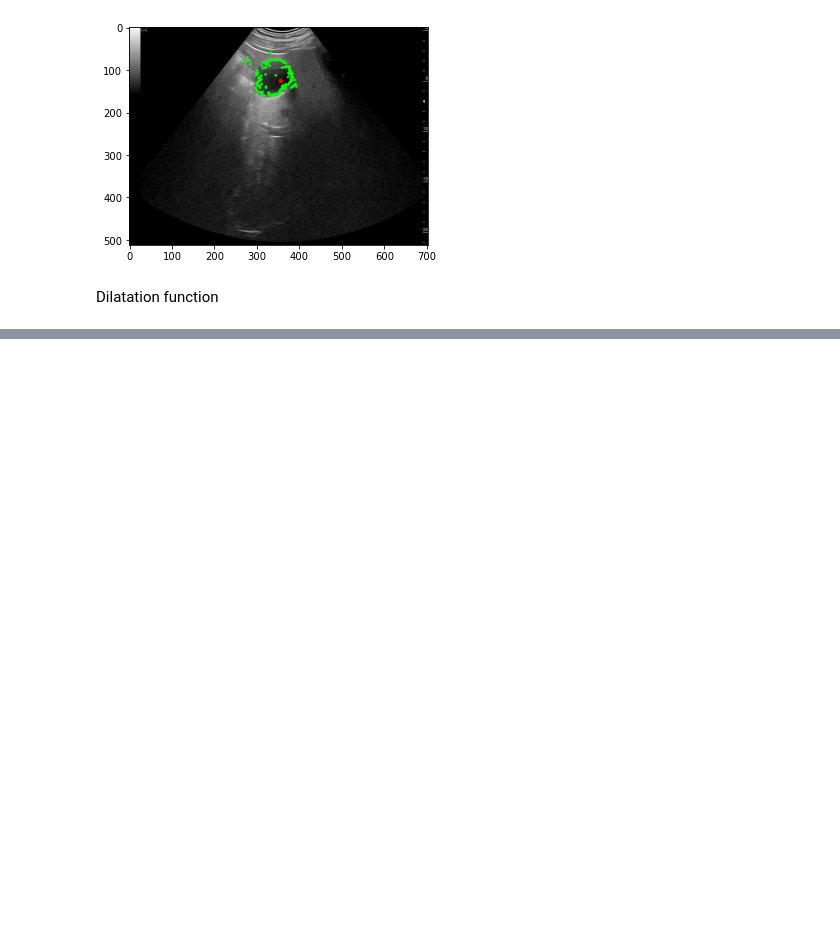
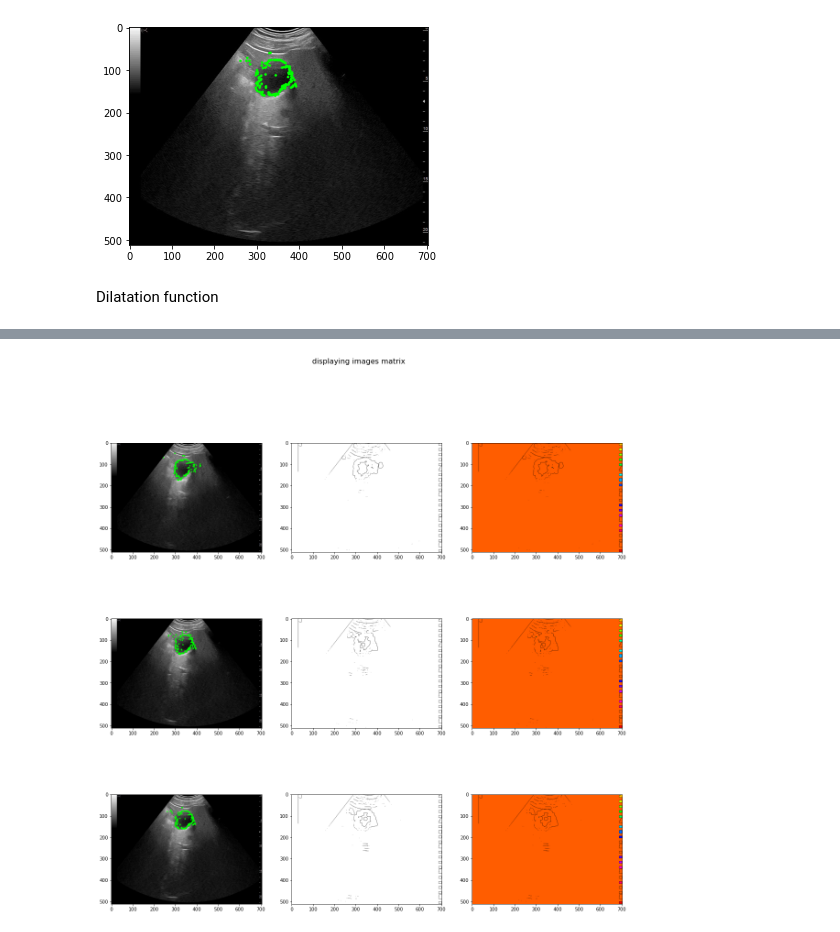
Before and after one commit to yousraBRK/Vesicule_Segmentation_with_ContourRegularisation, a Jupyter notebook: Code.ipynb, the cells around one changed output, grey strips where cells are left out. Cells and saved outputs as stored; diff of their text form; code cells hidden in the pictures; blank space fills up the shorter version.

```diff
--- a/Code.ipynb
+++ b/Code.ipynb
@@ -236,0 +239,32 @@ imshow_components(labels_im)
+# %%
+
+all_images=[]
+for i, image in enumerate(dataImages):
+    #do dilatation
+    dilatation_dst=Dilation(image,4)
+    #Convert to gray scale
+    grey_image=cv2.cvtColor(dilatation_dst, cv2.COLOR_BGR2GRAY)
+    #Convert to binary
+    binary_image=cv2.adaptiveThreshold(grey_image,255,cv2.ADAPTIVE_THRESH_GAUSSIAN_C,cv2.THRESH_BINARY,3,10)
+    #Compute  connected components
+    num_labels, labels_im = cv2.connectedComponents(binary_image,connectivity=8)
+    labeled_img=display_components(labels_im)
+    all_images.append(image)
+    all_images.append(binary_image)
+    all_images.append(labeled_img)
+
+
+NUM_ROWS = 3
+IMGs_IN_ROW = 3
+f, ax_arr = plt.subplots(NUM_ROWS, IMGs_IN_ROW, figsize=(20,20))
+
+for j, row in enumerate(ax_arr):
+    for i, ax in enumerate(row):
+        ax.imshow(cv2.cvtColor(all_images[j*IMGs_IN_ROW+i], cv2.COLOR_BGR2RGB))
+        ax.set_title('')
+
+title = 'displaying images matrix'
+f.suptitle(title, fontsize=16)
+plt.show()
+# %% [output]
+[figure, added]
```
Also changed, not shown: parts of 16 cells of this notebook.
